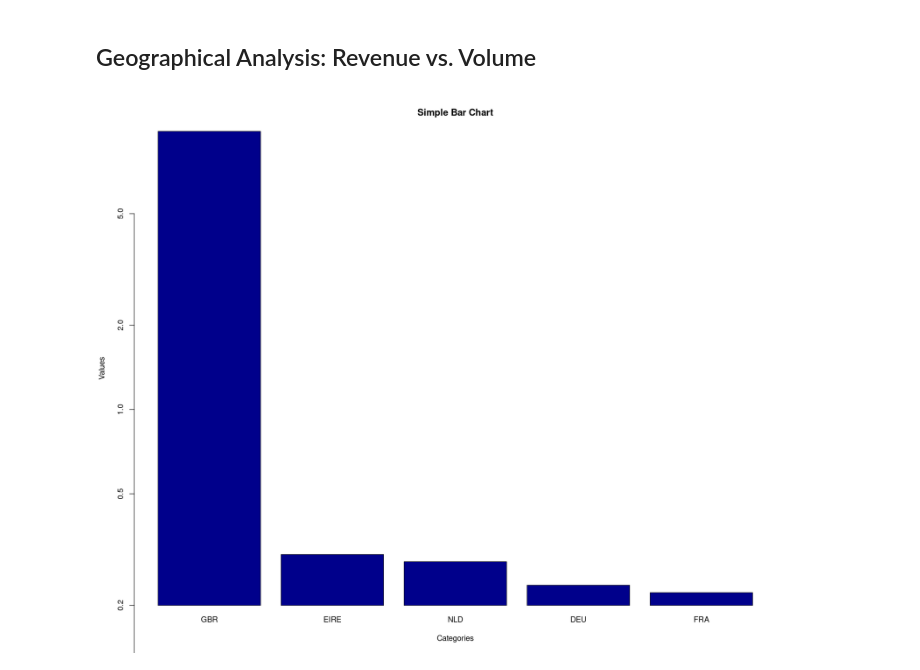
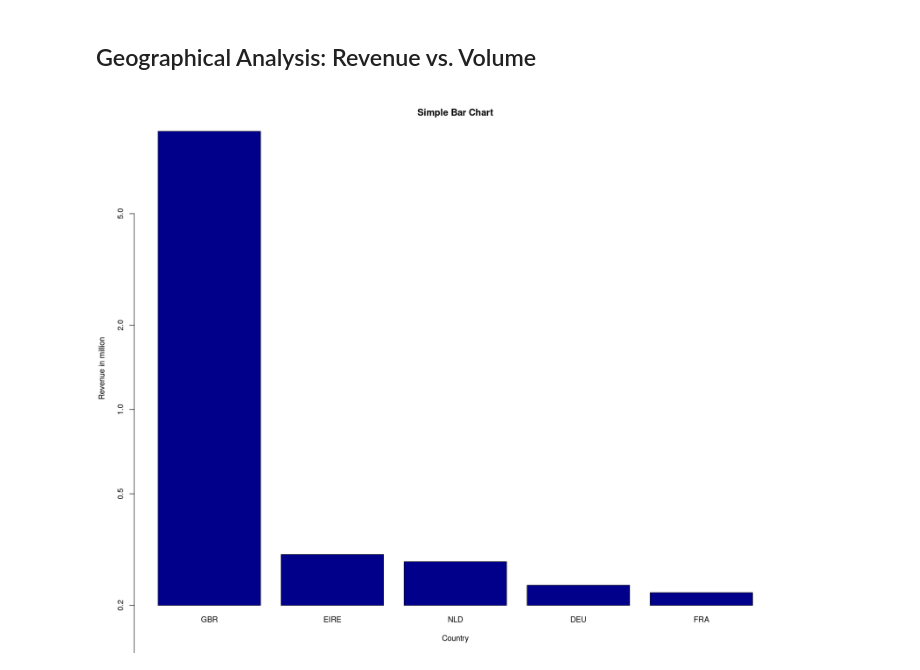
Before and after one commit to Aavash232311/DSC-105-Group-Project-, a Jupyter notebook: data.ipynb, the cells around one changed output. Saved outputs shown, nothing was run; the diff lists cells and outputs as text; code cells hidden in the pictures.

```diff
--- a/data.ipynb
+++ b/data.ipynb
@@ -330,18 +330,18 @@ legend("topleft", legend = c(legend_label))
 # %%
 # The above code was messy, I am a beginner but let's try using pipe
 
 library(dplyr)
 # arrange(df, ex age) for decending order  arrange(df, desc(age))
 
 top_5_revenue <- df %>%
   group_by(Country) %>%
   summarise(Rev = sum((UnitPrice * Quantity) / 10^6, na.rm = TRUE)) %>%
   arrange(desc(Rev)) %>%
   head(5)
 
 # I coudln't achive proper scaling of this, even though y="l"
 barplot(height = top_5_revenue$Rev, names.arg = top_5_revenue$Country,
-        xlab = "Categories", ylab = "Values",
+        xlab = "Country", ylab = "Revenue in million",
         main = "Simple Bar Chart", col = "darkblue", log="y")
 # %% [output]
-[figure, old version]
+[figure, new version]
```
